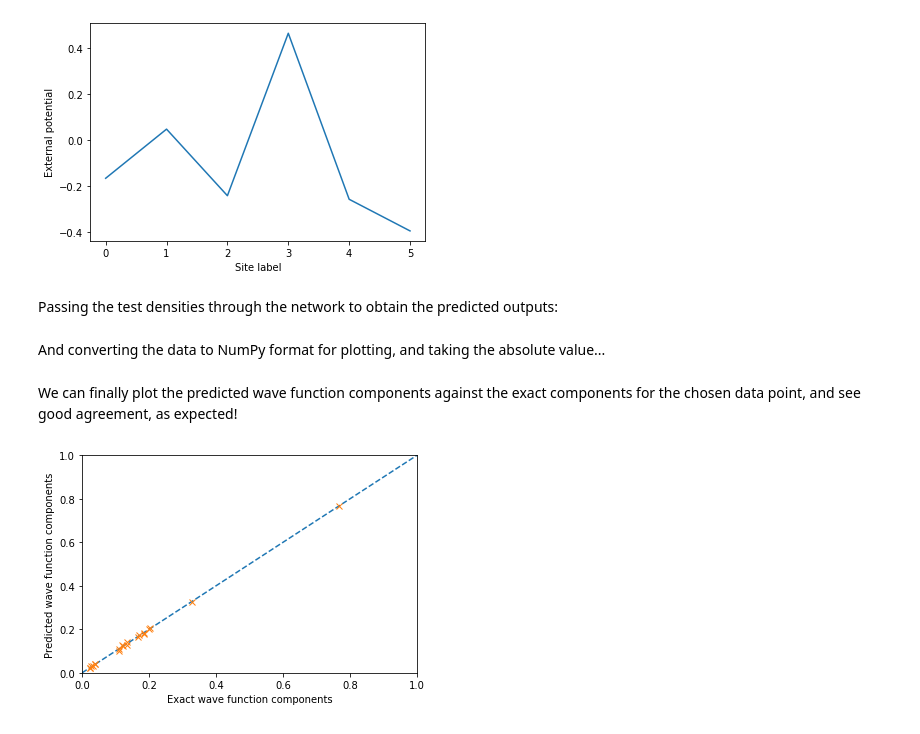
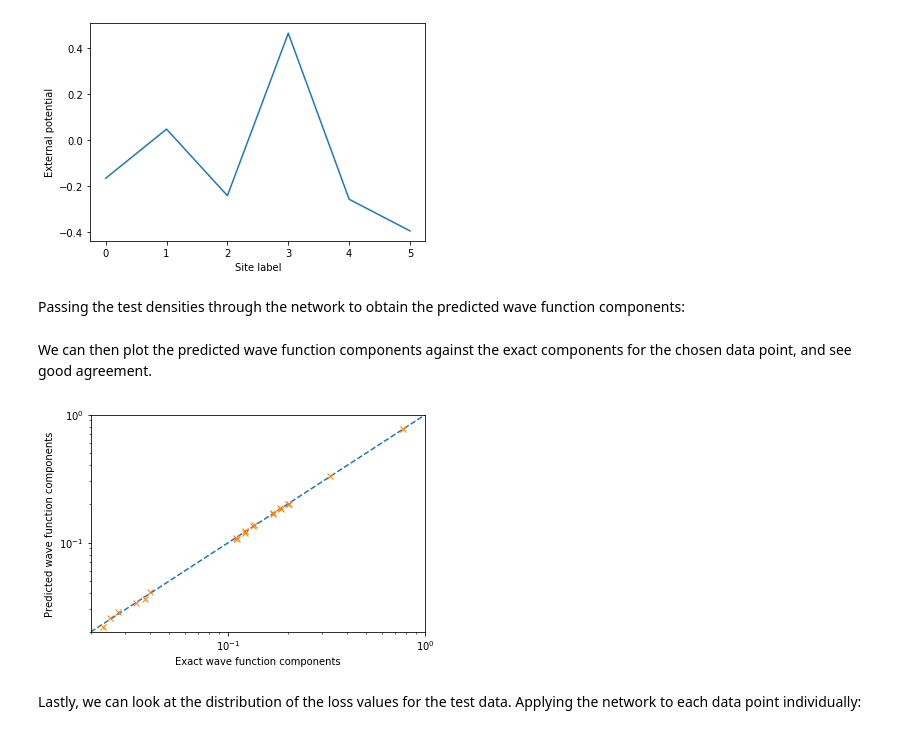
Before and after one commit to nsblunt/deep-hk-map, a Jupyter notebook: examples/jupyter_notebook/spinless.ipynb, the cells around one changed output. Drawn from its saved outputs; the diff is of its cells as text; code cells hidden in the pictures.

```diff
--- a/examples/jupyter_notebook/spinless.ipynb
+++ b/examples/jupyter_notebook/spinless.ipynb
@@ -117,7 +117,7 @@ The final loss value is around $3\times 10^{-5}$, indicating an overlap of aroun
 
 We can then generate some test data to assess the accuracy of the model in more detail:
 # %%
-ndata_test = 64
+ndata_test = 6400
 data_test = data.Data(
     system=system,
     ndata=ndata_test,
@@ -140,4 +140,4 @@ plt.show()
 # %% [output]
 [figure]
 # %% [markdown]
-Passing the test densities through the network to obtain the predicted outputs:
+Passing the test densities through the network to obtain the predicted wave function components:
@@ -146,21 +144,20 @@ outputs = net(data_test.inputs)
-# %% [markdown]
-And converting the data to NumPy format for plotting, and taking the absolute value...
 # %%
-exact = abs(data_test.labels[data_label].detach().numpy())
-predicted = abs(outputs[data_label].detach().numpy())
+outputs = net(data_test.inputs)
+exact = abs(data_test.labels[data_label].detach())
+predicted = abs(outputs[data_label].detach())
 # %% [markdown]
-We can finally plot the predicted wave function components against the exact components for the chosen data point, and see good agreement, as expected!
+We can then plot the predicted wave function components against the exact components for the chosen data point, and see good agreement.
 # %%
-plt.xlim([0,1])
-plt.ylim([0,1])
-plt.plot([0,1], [0,1], linestyle='--')
-plt.plot(
-    exact,
-    predicted,
-    linestyle='None',
-    marker='x')
+plt.xscale('log')
+plt.yscale('log')
+plt.xlim([2e-2,1])
+plt.ylim([2e-2,1])
+plt.plot([2e-2,1], [2e-2,1], linestyle='--')
+plt.plot(exact, predicted, linestyle='None', marker='x')
 plt.xlabel('Exact wave function components')
 plt.ylabel('Predicted wave function components')
 plt.show()
 # %% [output]
-[figure, old version]
+[figure, new version]
+# %% [markdown]
+Lastly, we can look at the distribution of the loss values for the test data. Applying the network to each data point individually:
```
Also changed, not shown: parts of 10 cells of this notebook, 3 other files.
